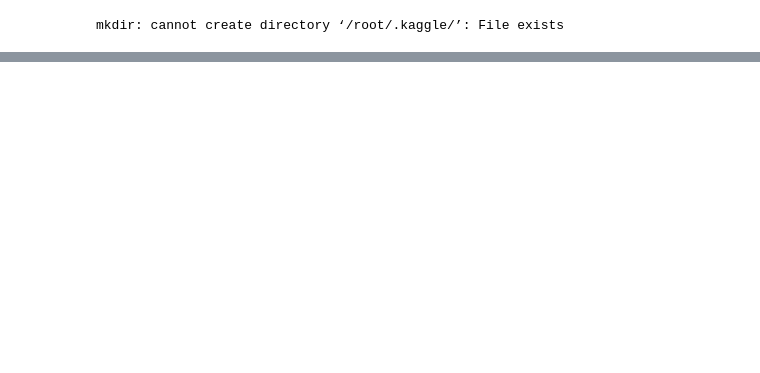
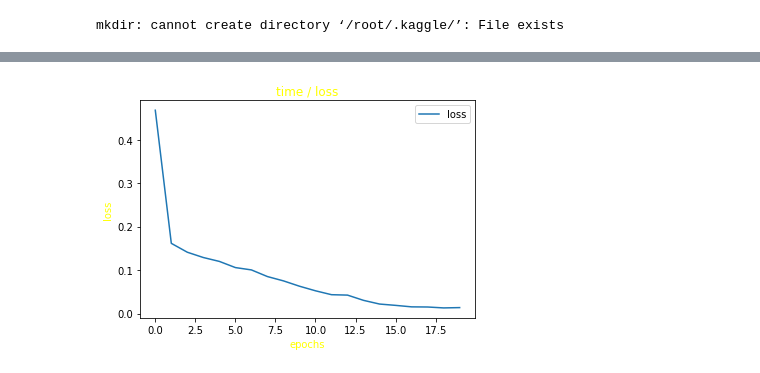
Before and after one commit to MAIClub/TOB-WS, a Jupyter notebook: Maleria_for_medicine_undergrads/maleria_detection_with_python.ipynb, the cells around one changed output, grey strips where cells are left out. Drawn from its saved outputs; the diff is of its cells as text; code cells hidden in the pictures; blank space fills up the shorter version.

```diff
--- a/Maleria_for_medicine_undergrads/maleria_detection_with_python.ipynb
+++ b/Maleria_for_medicine_undergrads/maleria_detection_with_python.ipynb
@@ -110,5 +285,7 @@ y_test=keras.utils.to_categorical(y_test,num_classes)
 # %%
-#%% Create cnn
+from keras.layers import Conv2D,MaxPooling2D,Dense,Flatten,Dropout
+from keras.models import Sequential
+
 model=Sequential()
 model.add(Conv2D(filters=16,kernel_size=2,padding="same",activation="relu",input_shape=(50,50,3)))
 model.add(MaxPooling2D(pool_size=2))
@@ -121,13 +298,15 @@ model.add(Dense(500,activation="relu"))
 model.add(Dropout(0.2))
 model.add(Dense(2,activation="softmax"))#2 represent output layer neurons
 model.summary()
-#%% Fit CNN
 
-# compile the model with loss as categorical_crossentropy and using
-#adam optimizer you can test result by trying RMSProp as well as Momentum
+
 model.compile(loss='categorical_crossentropy', optimizer='adam', metrics=['accuracy'])
-#Fit the model with min batch size as 50[can tune batch size to some factor of 2^power ]
-fitted = model.fit(x_train,y_train,batch_size=50,epochs=20,verbose=1)
+
+fitted = model.fit(x_train,y_train,
+                   validation_data=(x_valid, y_valid)
+                   batch_size=50,
+                   epochs=20,
+                   verbose=1)
 
 accuracy = model.evaluate(x_test, y_test, verbose=1)
 print('\n', 'Test_Accuracy:-', accuracy[1])
@@ -138,0 +336,10 @@ model.save('weights_for_50px.h5')
+# %%
+plt.plot(range(20),fitted.history['loss'])
+plt.title('time / loss', color='yellow')
+plt.xlabel('epochs', color='yellow')
+plt.ylabel('loss', color='yellow')
+plt.legend(['loss'], loc='upper right')
+plt.show()
+#plt.plot(range(20), fitted.history['acc'])
+# %% [output]
+[figure, added]
```
Also changed, not shown: parts of 34 cells of this notebook.
